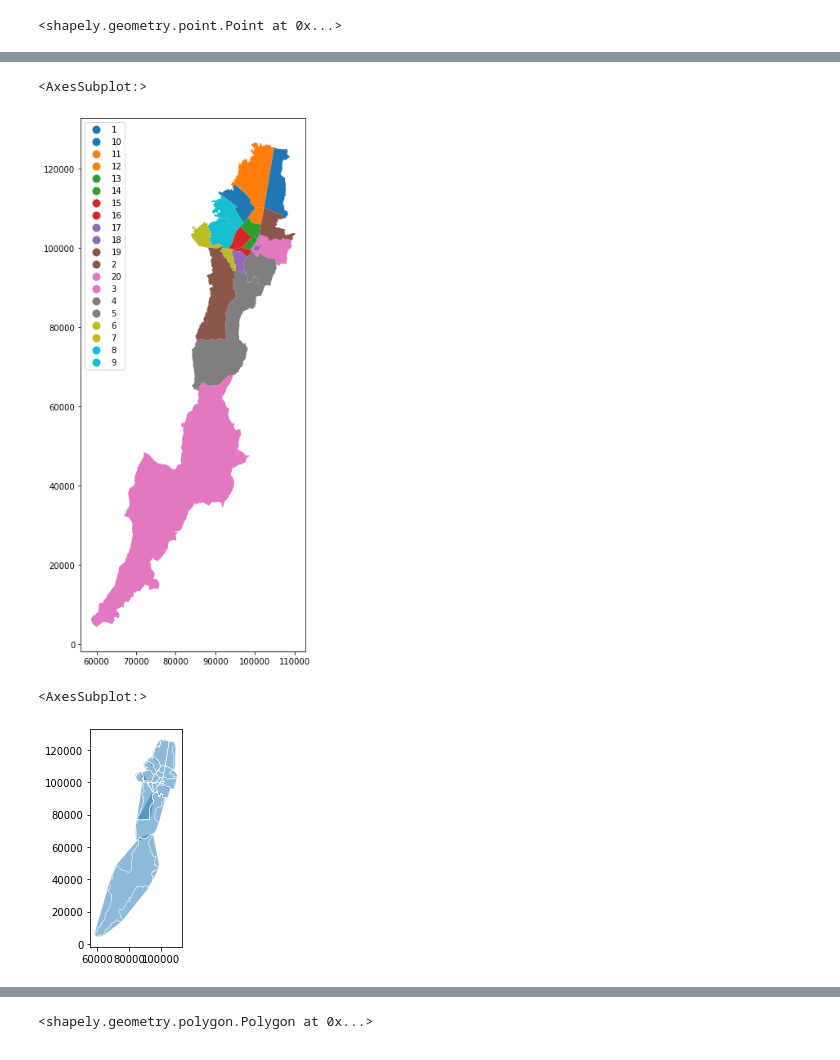
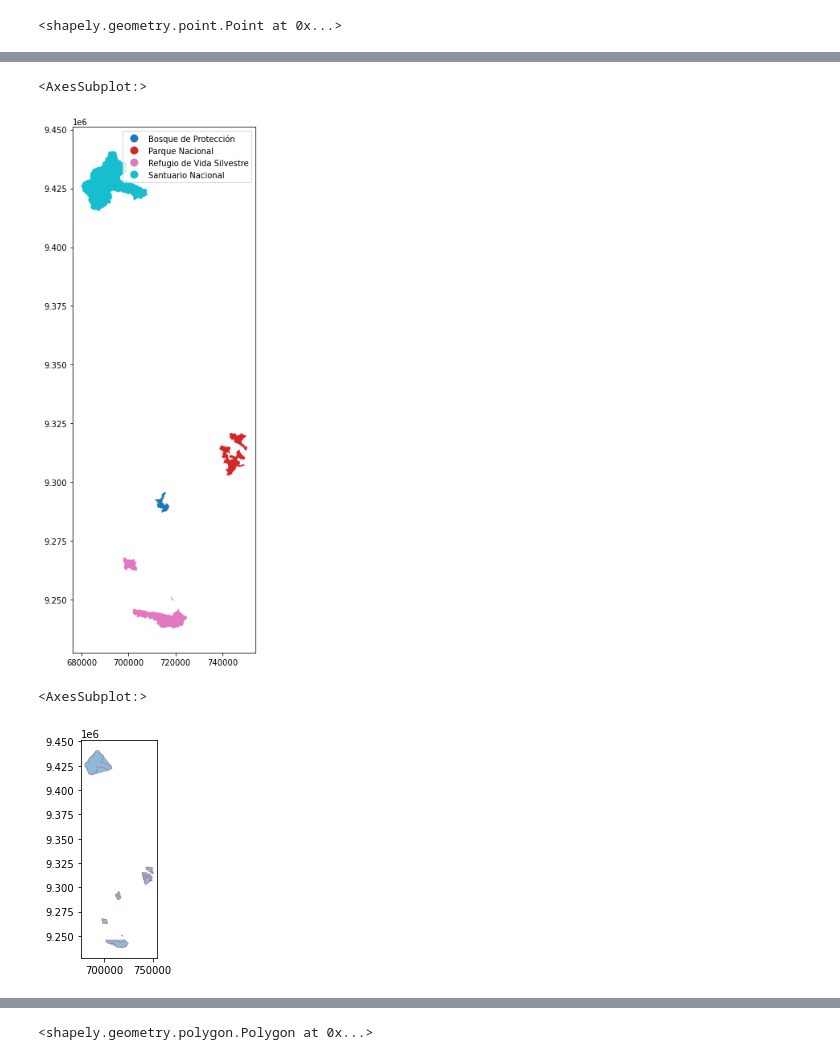
Before and after one commit to mario199745/Python_Geopandas, a Jupyter notebook: 01 - GeoPandas - Introducción, Comandos Básicos y Algunos Ejemplos.ipynb, the cells around one changed output, grey strips where cells are left out. Cells and saved outputs as stored; diff of their text form; code cells hidden in the pictures.

```diff
--- a/01 - GeoPandas - Introducción, Comandos Básicos y Algunos Ejemplos.ipynb
+++ b/01 - GeoPandas - Introducción, Comandos Básicos y Algunos Ejemplos.ipynb
@@ -171,4 +214,5 @@ localidades_shp
 # %%
-localidades_shp["centroide"] = localidades_shp.centroid
-localidades_shp
+
+ANP_SRC["centroide"] = ANP_SRC.centroid
+ANP_SRC
 # %% [output]
@@ -193,10 +228,10 @@ localidades_shp
 # %%
-punto_inicial = localidades_shp["centroide"].iloc[0]
+punto_inicial = ANP_SRC["centroide"].iloc[0]
 # %%
 punto_inicial
 # %% [output]
 <shapely.geometry.point.Point at 0x...>
 # %%
-localidades_shp["distancia"] = localidades_shp["centroide"].distance(punto_inicial)
-localidades_shp["distancia"]
+ANP_SRC["distancia"] = ANP_SRC["centroide"].distance(punto_inicial)
+ANP_SRC["distancia"]
 # %% [output]
@@ -229,3 +256,3 @@ localidades_shp.plot("area", legend = True)
 # %%
-localidades_shp = localidades_shp.set_geometry("centroide")
+ANP_SRC = ANP_SRC.set_geometry("centroide")
 # %%
@@ -242,6 +270,7 @@ localidades_shp["centroide"].plot(ax = axis, color = "black")
 # %%
-localidades_shp.plot(column = "CODIGO_LOC", legend = True, legend_kwds = {"loc": "upper left"}, figsize = (20, 12))
+ANP_SRC = ANP_SRC.set_geometry("geometry")
+ANP_SRC.plot(column = "anp_cate", legend = True, legend_kwds = {"loc": "upper right"}, figsize = (20, 12))
 # %% [output]
 <AxesSubplot:>
-[figure, old version]
+[figure, new version]
 # %%
@@ -249,7 +278,7 @@ localidades_shp["envolvente"] = localidades_shp.convex_hull
 # %%
-axis = localidades_shp["envolvente"].plot(alpha = 0.5)
-localidades_shp["perimetro"].plot(ax = axis, color = "white", linewidth = 0.5)
+axis = ANP_SRC["envolvente"].plot(alpha = 0.5)
+ANP_SRC["perimetro"].plot(ax = axis, color = "red", linewidth = 0.2)
 # %% [output]
 <AxesSubplot:>
-[figure, old version]
+[figure, new version]
 # %%
```
Also changed, not shown: parts of 33 cells of this notebook.
